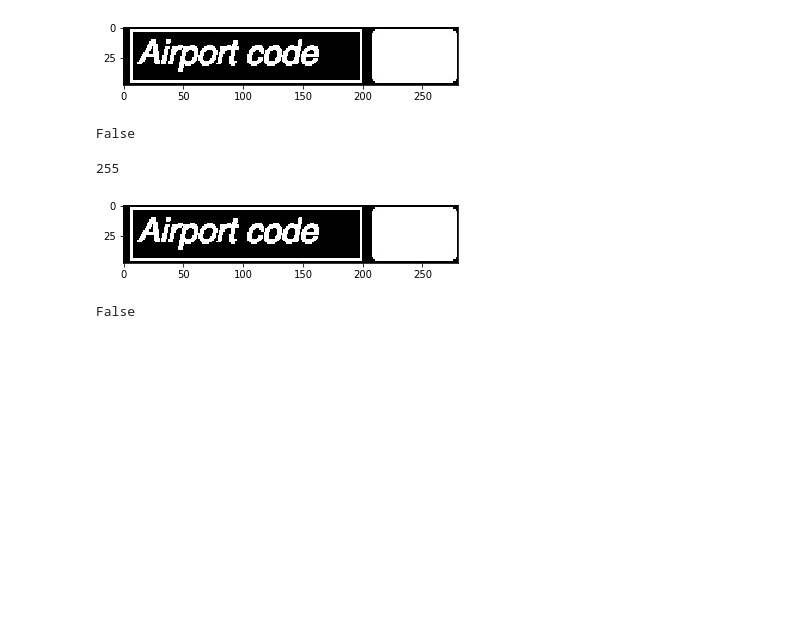
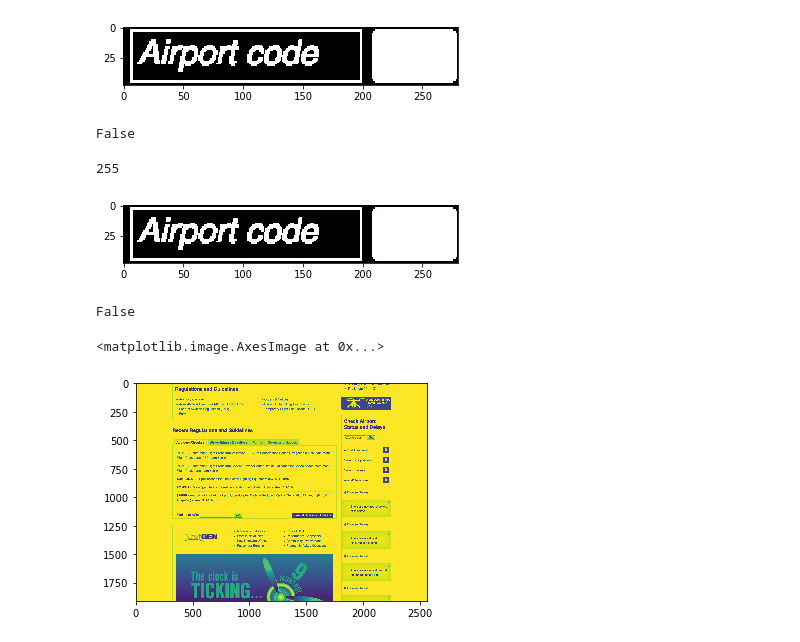
Before and after one commit to WaleedHashmi/JS-Cleaner, a Jupyter notebook: Comparison/Untitled.ipynb, the cells around one changed output. Saved outputs shown, nothing was run; the diff lists cells and outputs as text; code cells hidden in the pictures; blank space fills up the shorter version.

```diff
--- a/Comparison/Untitled.ipynb
+++ b/Comparison/Untitled.ipynb
@@ -403,3 +403,14 @@ result = find_image (reference,comp2)
 print (result)
 # %% [output]
 False
+# %%
+img0 = cv2.imread ("/Users/waleed/Desktop/JS-Reseach/Comparison/ss/faa-gov/2/screenshotdiv-id-faaModal.png",0)
+plt.imshow(img0)
+# cv2.imwrite ("tmp.jpg", img0)
+# img0 = cv2.imread ("tmp.jpg")
+# cv2.rectangle(img0, (result[0],result[1]), (result[0]+img1.shape[0], result[1]+img1.shape[1]), (255,0,0), 2)
+
+# cv2.rectangle(img0, (result[1],result[0]),(result[1]+img1.shape[1],result[0]+img1.shape[0]) , (255,0,0), 2)
+# %% [output]
+<matplotlib.image.AxesImage at 0x...>
+[figure, added]
```
Also changed, not shown: parts of 9 cells of this notebook, 7 other files.
